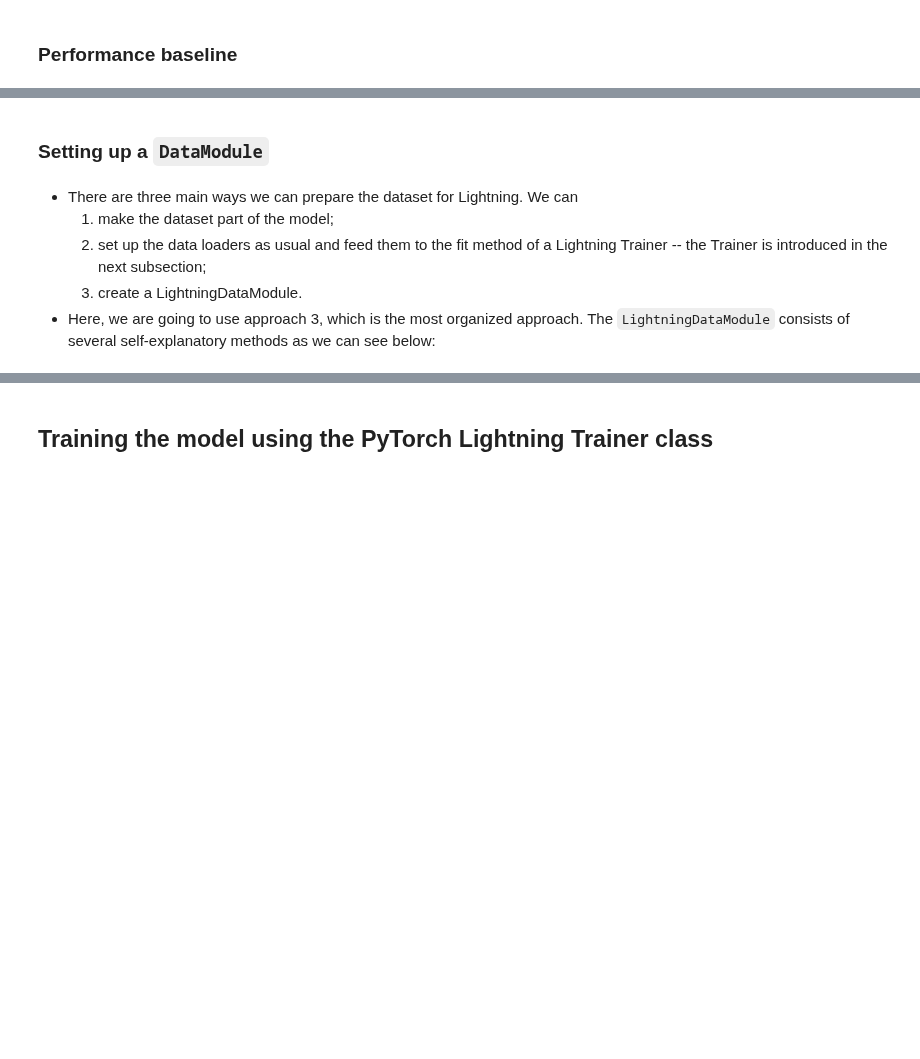
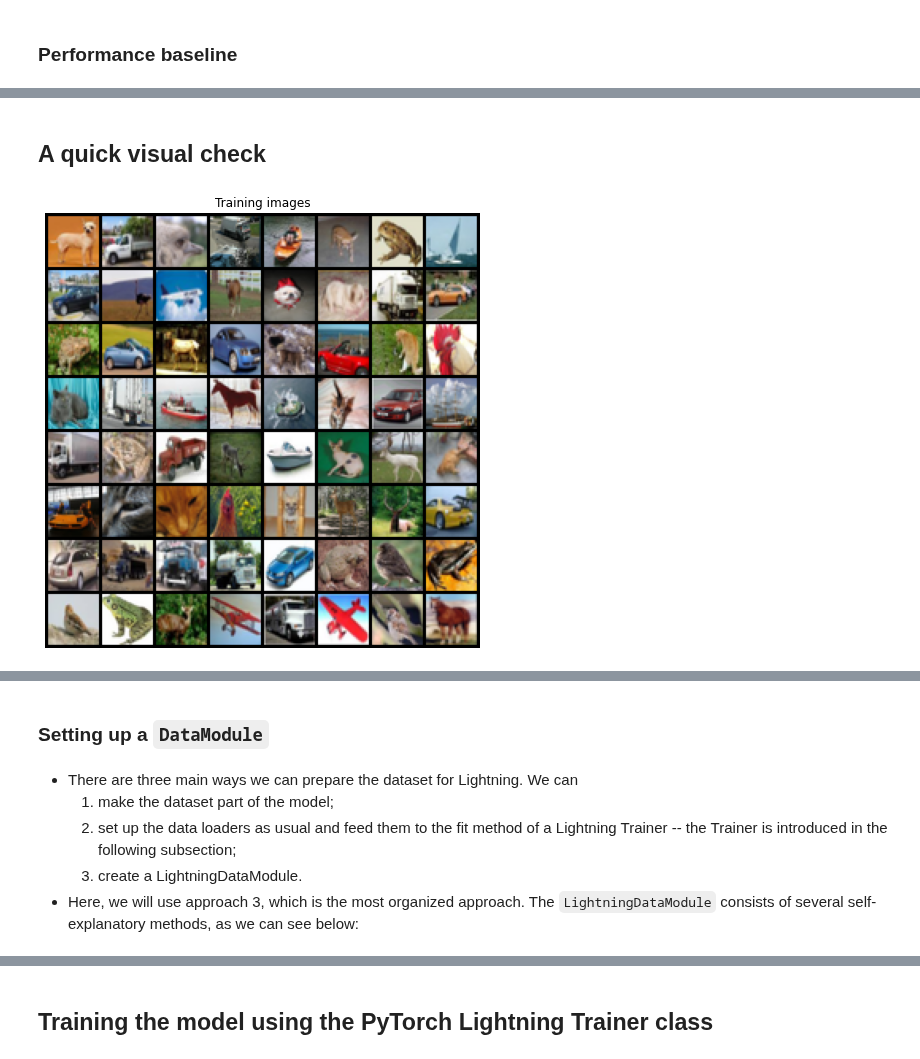
Before and after one commit to rasbt/deeplearning-models, a Jupyter notebook: pytorch-lightning_ipynb/cnn/cnn-alexnet-cifar10.ipynb, the cells around one changed output, grey strips where cells are left out. Drawn from its saved outputs; the diff is of its cells as text; code cells hidden in the pictures; blank space fills up the shorter version.

```diff
--- a/pytorch-lightning_ipynb/cnn/cnn-alexnet-cifar10.ipynb
+++ b/pytorch-lightning_ipynb/cnn/cnn-alexnet-cifar10.ipynb
@@ -212,0 +260,24 @@ Baseline ACC: 10.00%
+# %% [markdown]
+## A quick visual check
+# %%
+# %load ../code_dataset/plot_visual-check_basic.py
+%matplotlib inline
+import matplotlib.pyplot as plt
+import numpy as np
+import torchvision
+
+
+for images, labels in train_loader:
+    break
+
+plt.figure(figsize=(8, 8))
+plt.axis("off")
+plt.title("Training images")
+plt.imshow(np.transpose(torchvision.utils.make_grid(
+    images[:64],
+    padding=2,
+    normalize=True),
+    (1, 2, 0)))
+plt.show()
+# %% [output]
+[figure, added]
@@ -215,9 +287,9 @@ Baseline ACC: 10.00%
 # %% [markdown]
 - There are three main ways we can prepare the dataset for Lightning. We can
   1. make the dataset part of the model;
-  2. set up the data loaders as usual and feed them to the fit method of a Lightning Trainer -- the Trainer is introduced in the next subsection;
+  2. set up the data loaders as usual and feed them to the fit method of a Lightning Trainer -- the Trainer is introduced in the following subsection;
   3. create a LightningDataModule.
-- Here, we are going to use approach 3, which is the most organized approach. The `LightningDataModule` consists of several self-explanatory methods as we can see below:
+- Here, we will use approach 3, which is the most organized approach. The `LightningDataModule` consists of several self-explanatory methods, as we can see below:
 # %%
 import os
 
```
Also changed, not shown: parts of 45 cells of this notebook, 45 other files.
